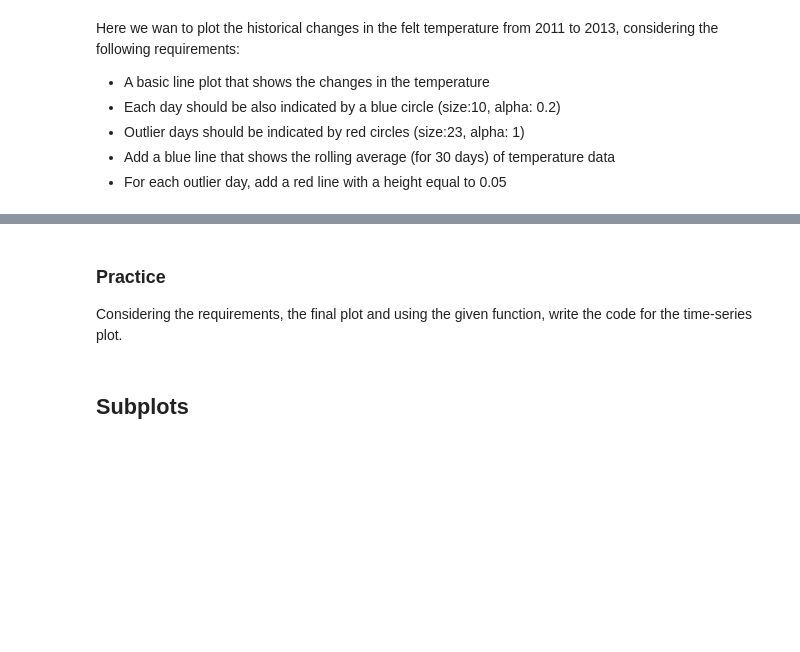
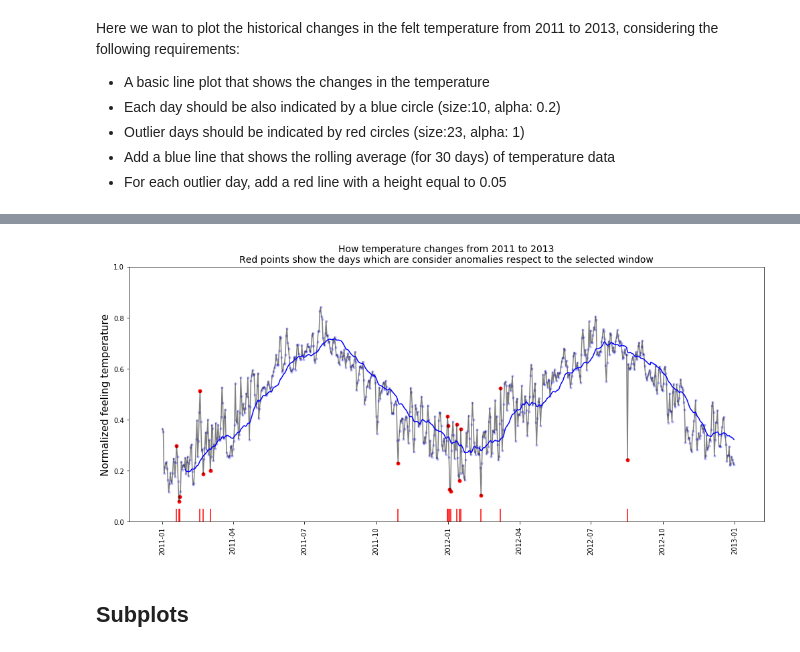
Before and after one commit to Naviden/basic_python_visualization, a Jupyter notebook: Intro_to_Viz_in_Python.ipynb, the cells around one changed output, grey strips where cells are left out. Drawn from its saved outputs; the diff is of its cells as text; code cells hidden in the pictures; blank space fills up the shorter version.

```diff
--- a/Intro_to_Viz_in_Python_class.ipynb
+++ b/Intro_to_Viz_in_Python.ipynb
@@ -245,6 +249,3 @@ def is_outlier(i):
     a = df.atemp[i] < np.mean(df.atemp[i-3: i+4]) * 0.65
     b = df.atemp[i] > np.mean(df.atemp[i-3: i+4]) * 1.4
     return  a or b
-# %% [markdown]
-### Practice
-Considering the requirements, the final plot and using the given function, write the code for the time-series plot.
@@ -253,3 +252,46 @@ Considering the requirements, the final plot and using the given function, write
+# %%
+plt.figure(figsize=(17, 7))
+
+for i in range(len(df)):
+    if i in list(range(3)) + list(range(len(df), len(df)-3, -1)):
+        col = 'b'
+        size = 10
+        alpha = 0.2
+    if is_outlier(i):
+        col = 'r'
+        size = 23
+        alpha = 1
+        # plotting rugs
+        plt.vlines(df.dteday[i], 0, 0.05, 'r')
+    else:
+        col = 'b'
+        size = 10
+        alpha = 0.2
+
+    plt.scatter(df.dteday[i], df.atemp[i], c=col, alpha=alpha, s=size)
+
+
+# plotting the main plot
+plt.plot(df.dteday, df.atemp, color='k', alpha=0.5)
+
+# plotting the moving average
+# creating a moving average for 1 month
+df['roll_avg'] = df.atemp.rolling(window=30).mean()
+plt.plot(df.dteday, df.roll_avg, color='blue')
+
+
+
+plt.title('How temperature changes from 2011 to 2013\nRed points show the days which are consider anomalies respect to the selected window',
+         fontsize=14)
+
+# rotating the x labels
+plt.xticks(rotation=90)
+
+plt.ylim(0, 1)
+plt.ylabel('Normalized feeling temperature', fontsize=15)
+plt.show()
+# %% [output]
+[figure, added]
 # %% [markdown]
 ## Subplots
 # %%
```
Also changed, not shown: parts of 9 cells of this notebook.
